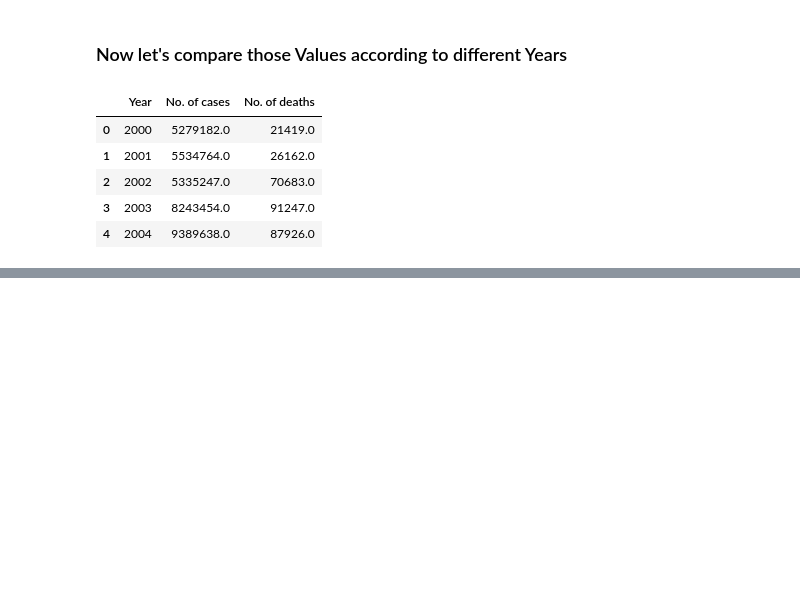
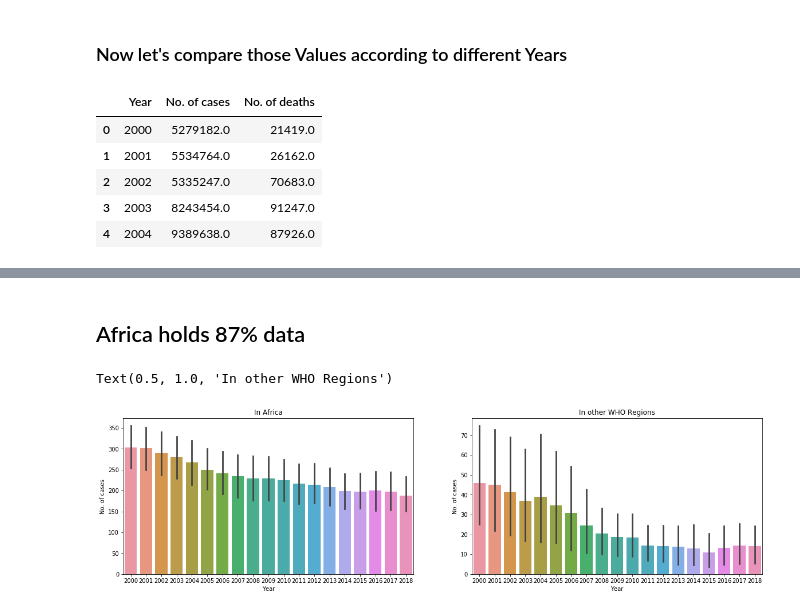
Before and after one commit to javagarm/Curneu-Assessment, a Jupyter notebook: Problem_Statement_1.ipynb, the cells around one changed output, grey strips where cells are left out. Cells and saved outputs as stored; diff of their text form; code cells hidden in the pictures; blank space fills up the shorter version.

```diff
--- a/Problem_Statement_1.ipynb
+++ b/Problem_Statement_1.ipynb
@@ -247,0 +317,13 @@ fig.show()
+# %% [markdown]
+## Africa holds 87% data
+# %%
+fig_dims = (20, 5)
+
+fig, axes = plt.subplots(1,2 , figsize=fig_dims)
+sns.barplot(x = 'Year' , y = 'No. of cases'
+            , data = incidence[incidence['WHO Region'] == 'Africa'], ax= axes[0]).set_title("In Africa")
+sns.barplot(x = 'Year' , y = 'No. of cases'
+            , data = incidence[incidence['WHO Region'] != 'Africa'], ax= axes[1]).set_title("In other WHO Regions")
+# %% [output]
+Text(0.5, 1.0, 'In other WHO Regions')
+[figure, added]
```
Also changed, not shown: parts of 23 cells of this notebook.
